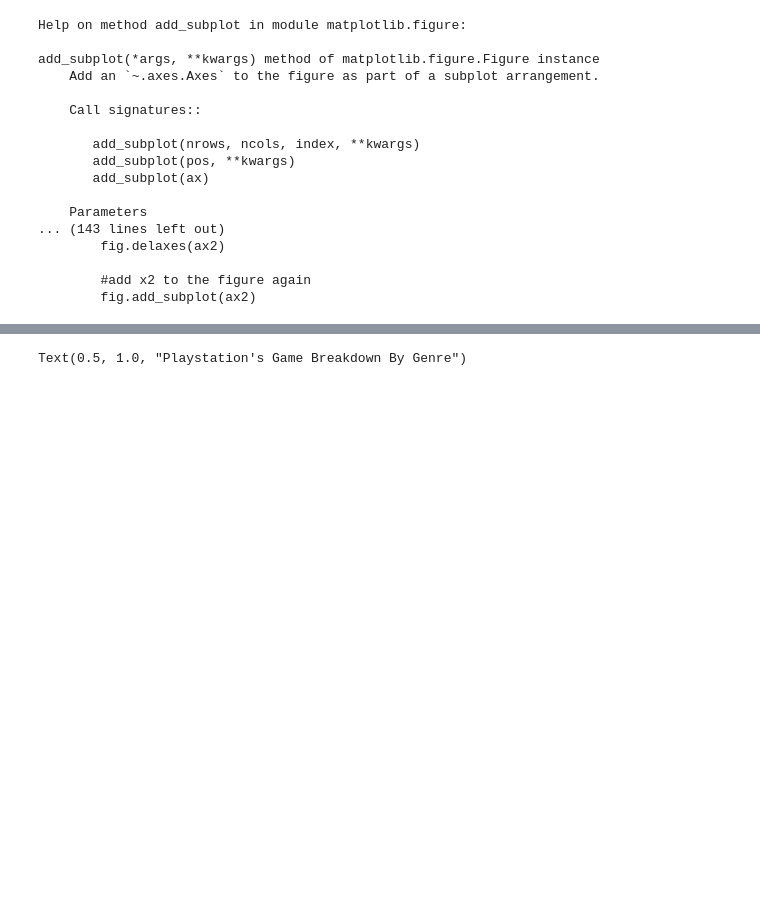
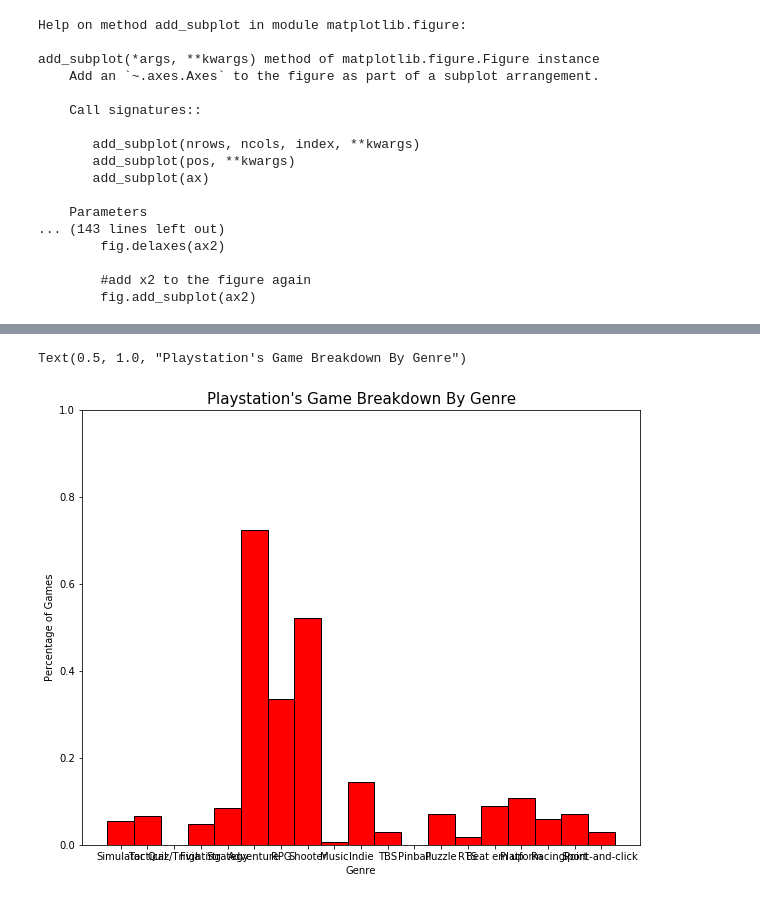
Before and after one commit to Judahesses/IGDB-Project-1, a Jupyter notebook: igdb-project-1.ipynb, the cells around one changed output, grey strips where cells are left out. Cells and saved outputs as stored; diff of their text form; code cells hidden in the pictures; blank space fills up the shorter version.

```diff
--- a/igdb-project-1.ipynb
+++ b/igdb-project-1.ipynb
@@ -549,7 +545,7 @@ add_subplot(*args, **kwargs) method of matplotlib.figure.Figure instance
 # %%
 new_figure_1= plt.figure(figsize=(10,8))
 ax = new_figure_1.add_subplot(111, ylim = (0.0, 1.0))
-ax.bar(y_ps, x_ps, width=1, bottom=None, edgecolor = 'black', linewidth = 1)
+ax.bar(y_ps, x_ps, width=1, bottom=None, edgecolor = 'black', linewidth = 1, color = 'red')
 ax.set_xlabel('Genre', size=10)
 ax.set_ylabel('Percentage of Games', size = 10)
 ax.set_title("Playstation's Game Breakdown By Genre", size=15)
@@ -559,4 +553,5 @@ ax.set_title("Playstation's Game Breakdown By Genre", size=15)
 Text(0.5, 1.0, "Playstation's Game Breakdown By Genre")
+[figure, added]
 # %%
 new_figure_2= plt.figure(figsize=(10,8))
 ax2 = new_figure_2.add_subplot(111, ymargin=.01, ylim = (0.0, 1.0))
```
Also changed, not shown: parts of 10 cells of this notebook.
